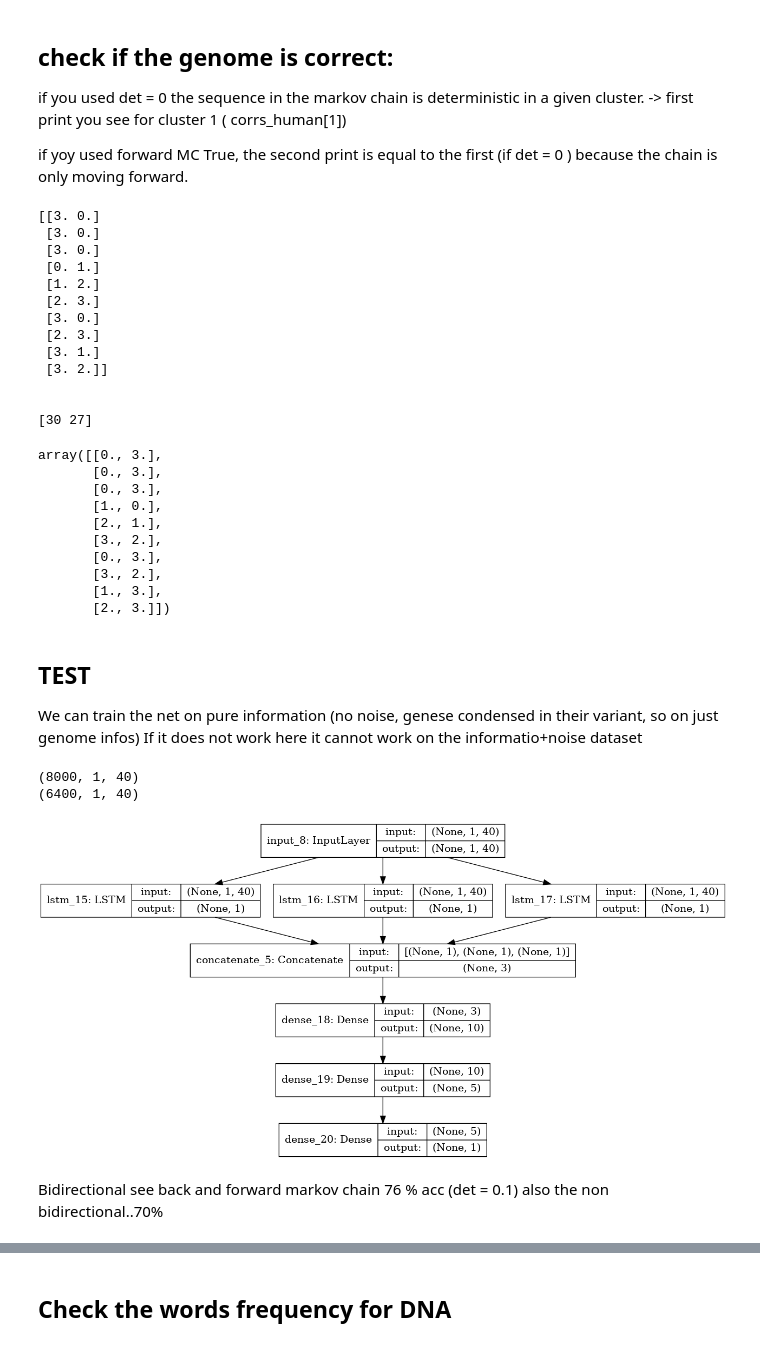
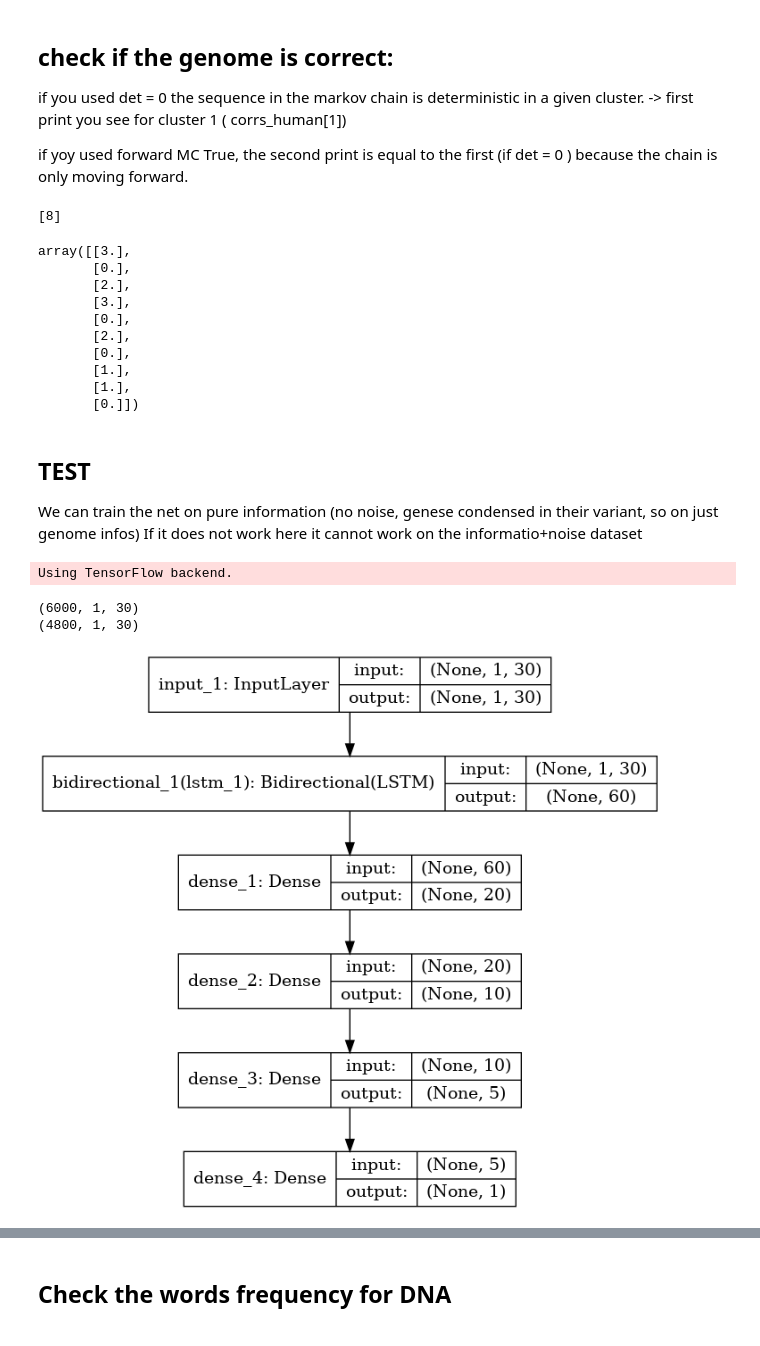
Before and after one commit to edoardospadetto/Ragu, a Jupyter notebook: DNA_FAKE_SEQ_V3.ipynb, the cells around one changed output, grey strips where cells are left out. Drawn from its saved outputs; the diff is of its cells as text; code cells hidden in the pictures.

```diff
--- a/DNA_FAKE_SEQ_V3.ipynb
+++ b/DNA_FAKE_SEQ_V3.ipynb
@@ -31,10 +31,10 @@ Same intragenic lenght, but different nucleotides. Different genes variants.
 # %%
 #Manopole
 #decide the percentage of geneDNA in a sentence.
-pc_genes=0.7
+pc_genes=0.8
 
 #How many genes?
-N_genes= 40
+N_genes= 30
 
 #Choose genes to correlate
 
@@ -42,15 +42,15 @@ N_genes= 40
 avg_dimension_of_correlation_clusters=10
 
 b=0.5 #how different are different genes ? max 0.5
-fraction_of_mutations_per_gene=0.2#percentage of random mutations in gene variants
+fraction_of_mutations_per_gene=0.3#percentage of random mutations in gene variants
 variants=4 #how may variants?
 
 det=0.1   #how much deterministic is the markov chain 0 MAX 0.25 Min  shuffle(prob(det det det 1-3*det))
 forward_mc = False#do you want forward markov chain?
 
 
-N_people= 4000
-sentence_length= 2000 #HOW LONG A SENTENCE in letters
+N_people= 3000
+sentence_length= 1000 #HOW LONG A SENTENCE in letters
 word_length=5 #HOW LONG A WORD in letters
 
 #do you want same intragenic location in neanderthals and humans?
@@ -436,7 +429,7 @@ for person in range(N_people):
         human_intra.append(np.random.randint(4,size=int(intragenic_char_humans[i])))
 
     for i in range(len(intragenic_char_neanderthal)):
-        nean_intra.append(np.random.randint(4,size=int(intragenic_char_humans[i])))
+        nean_intra.append(np.random.randint(4,size=int(intragenic_char_neanderthal[i])))
 
     #build the complete DNA
 
@@ -514,7 +507,6 @@ if yoy used forward MC True, the second print is equal to the first (if det = 0
 #check if the genome is correct:
 hg_ic=np.array(hg_ic)
 ng_ic=np.array(ng_ic)
-print(hg_ic[0:10,corrs_human[3]] )
 print()
 #is the chain going forward and backwards?  depends on id forward_mc true or false
 
@@ -522,29 +514,17 @@ print()
 print(corrs_human[3])
 display(hg_ic[:10, np.sort(corrs_human[3])])
 # %% [output]
-[[3. 0.]
- [3. 0.]
- [3. 0.]
- [0. 1.]
- [1. 2.]
- [2. 3.]
- [3. 0.]
- [2. 3.]
- [3. 1.]
- [3. 2.]]
-
-
-[30 27]
+[8]
-array([[0., 3.],
-       [0., 3.],
-       [0., 3.],
-       [1., 0.],
-       [2., 1.],
-       [3., 2.],
-       [0., 3.],
-       [3., 2.],
-       [1., 3.],
-       [2., 3.]])
+array([[3.],
+       [0.],
+       [2.],
+       [3.],
+       [0.],
+       [2.],
+       [0.],
+       [1.],
+       [1.],
+       [0.]])
 # %% [markdown]
 ## TEST
 
@@ -566,45 +546,42 @@ xt=xt.reshape(xt.shape[0],xt.shape[2],xt.shape[1])
 yt=np.array(yt)[perm]
 #yt=yt.reshape(yt.shape[0], 1,1)
 
 
-
-
 from sklearn.model_selection import train_test_split
 Xt_train, Xt_test, Yt_train, Yt_test = train_test_split(xt, yt, test_size = 0.20, random_state = 42, shuffle = True)
 
 #print(np.array(Xt_train)[:10,:3], np.array(Yt_train)[:10])
 
 import keras
 from keras.models import Sequential
 from keras.callbacks import ModelCheckpoint
 from keras.optimizers import SGD, Adam, Adadelta, RMSprop
 from keras.layers import Conv1D, Dense, MaxPooling1D, Flatten, Dropout, concatenate
 from keras.layers import Embedding, GlobalAveragePooling1D, LSTM, SimpleRNN, GRU, Bidirectional
 from keras.layers.convolutional_recurrent import ConvLSTM2D
 from keras import regularizers
-n_clusters=3
+n_clusters=1
 print(xt.shape)
 print(Xt_train.shape)
 inputs= keras.Input(shape=(1,xt.shape[2]))
 lstm=[]
 for i in range(n_clusters):
-    lstm.append(LSTM(xt.shape[1], dropout = 0.0,input_shape=(xt.shape[1],1), recurrent_dropout = 0.0)(inputs))
+    #lstm.append(LSTM(xt.shape[1], dropout = 0.0,input_shape=(xt.shape[1],1), recurrent_dropout = 0.0)(inputs))
 #kernel_regularizer=regularizers.l2(0.01),activity_regularizer=regularizers.l1(0.01)
-    #lstm.append(Bidirectional(LSTM(xt.shape[1], dropout = 0.0,input_shape=(xt.shape[1],1), recurrent_dropout = 0.0))(inputs))
+    lstm.append(Bidirectional(LSTM(N_genes//n_clusters, dropout = 0.0,input_shape=(xt.shape[1],1), recurrent_dropout = 0.0))(inputs))
 #kernel_regularizer=regularizers.l2(0.01),activity_regularizer=regularizers.l1(0.01)
-merge=concatenate([l for l in lstm])
+#merge=concatenate([l for l in lstm])
 #d=Dense(5,kernel_regularizer=regularizers.l2(0.01),activity_regularizer=regularizers.l1(0.01))(inputs)
-d1=Dense(10)(merge)
-d2=Dense(5)(d1)
-f1=Dense(1, activation = 'sigmoid')(d2)
+d1=Dense(20)(lstm[0])
+d2=Dense(10)(d1)
+d3=Dense(5)(d2)
+f1=Dense(1, activation = 'sigmoid')(d3)
 
 model = keras.Model(inputs = inputs , outputs = f1, name = "test")
 model.compile(loss = 'binary_crossentropy', optimizer = 'rmsprop', metrics = ['accuracy'])
 keras.utils.plot_model(model, show_shapes = True)
 # %% [output]
-(8000, 1, 40)
-(6400, 1, 40)
+Using TensorFlow backend.
+(6000, 1, 30)
+(4800, 1, 30)
-[figure, old version]
+[figure, new version]
-# %% [markdown]
-Bidirectional see back and forward markov chain 76 % acc (det = 0.1)
-also the non bidirectional..70%
```
Also changed, not shown: parts of 19 cells of this notebook.
